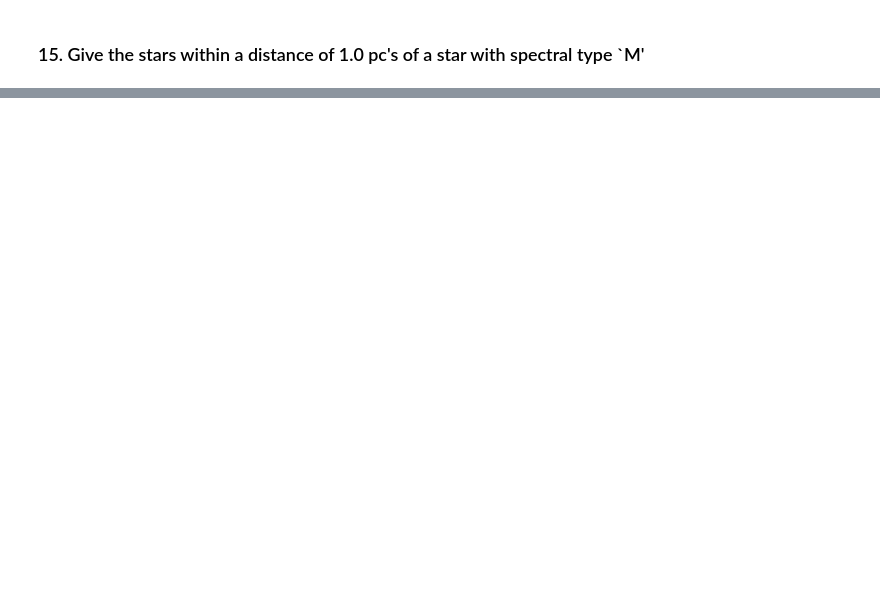
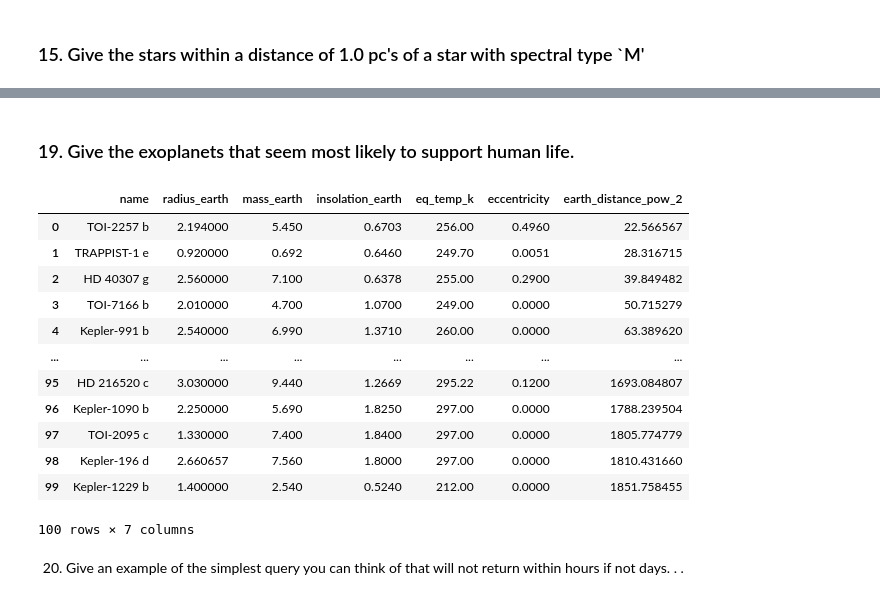
Before and after one commit to MrDiaf/database_and_application_recitation3, a Jupyter notebook: recitation_3_part_B.ipynb, the cells around one changed output, grey strips where cells are left out. Saved outputs shown, nothing was run; the diff lists cells and outputs as text; code cells hidden in the pictures; blank space fills up the shorter version.

```diff
--- a/recitation_3_part_B.ipynb
+++ b/recitation_3_part_B.ipynb
@@ -317,0 +362,44 @@ print_query(query)
+# %% [markdown]
+### 19. Give the exoplanets that seem most likely to support human life.
+# %%
+query = """
+SELECT name,
+       radius_earth,
+       mass_earth,
+       insolation_earth, -- how much energy it recievs from form its start
+       eq_temp_k, -- estimated equilibrium temp
+       eccentricity, -- how stretched its orbit is
+       (
+           POWER(radius_earth - 1, 2) +
+           POWER(mass_earth - 1, 2) +
+           POWER(insolation_earth - 1, 2) +
+           POWER(eq_temp_k - 255, 2) +
+           POWER(eccentricity - 0.0167, 2)
+       ) AS earth_distance_pow_2
+FROM exoplanet
+WHERE radius_earth IS NOT NULL
+  AND mass_earth IS NOT NULL
+  AND insolation_earth IS NOT NULL
+  AND eq_temp_k IS NOT NULL
+  AND eccentricity IS NOT NULL
+ORDER BY earth_distance_pow_2 ASC
+LIMIT 100;
+"""
+
+print_query(query)
+# %% [output]
+|  | name | radius_earth | mass_earth | insolation_earth | eq_temp_k | eccentricity | earth_distance_pow_2 |
+| 0 | TOI-2257 b | 2.194000 | 5.450 | 0.6703 | 256.00 | 0.4960 | 22.566567 |
+| 1 | TRAPPIST-1 e | 0.920000 | 0.692 | 0.6460 | 249.70 | 0.0051 | 28.316715 |
+| 2 | HD 40307 g | 2.560000 | 7.100 | 0.6378 | 255.00 | 0.2900 | 39.849482 |
+| 3 | TOI-7166 b | 2.010000 | 4.700 | 1.0700 | 249.00 | 0.0000 | 50.715279 |
+| 4 | Kepler-991 b | 2.540000 | 6.990 | 1.3710 | 260.00 | 0.0000 | 63.389620 |
+| ... | ... | ... | ... | ... | ... | ... | ... |
+| 95 | HD 216520 c | 3.030000 | 9.440 | 1.2669 | 295.22 | 0.1200 | 1693.084807 |
+| 96 | Kepler-1090 b | 2.250000 | 5.690 | 1.8250 | 297.00 | 0.0000 | 1788.239504 |
+| 97 | TOI-2095 c | 1.330000 | 7.400 | 1.8400 | 297.00 | 0.0000 | 1805.774779 |
+| 98 | Kepler-196 d | 2.660657 | 7.560 | 1.8000 | 297.00 | 0.0000 | 1810.431660 |
+| 99 | Kepler-1229 b | 1.400000 | 2.540 | 0.5240 | 212.00 | 0.0000 | 1851.758455 |
+100 rows × 7 columns
+# %% [markdown]
+20. Give an example of the simplest query you can think of that will not return within hours if not days. . .
```
Also changed, not shown: parts of 8 cells of this notebook, 1 other file.
